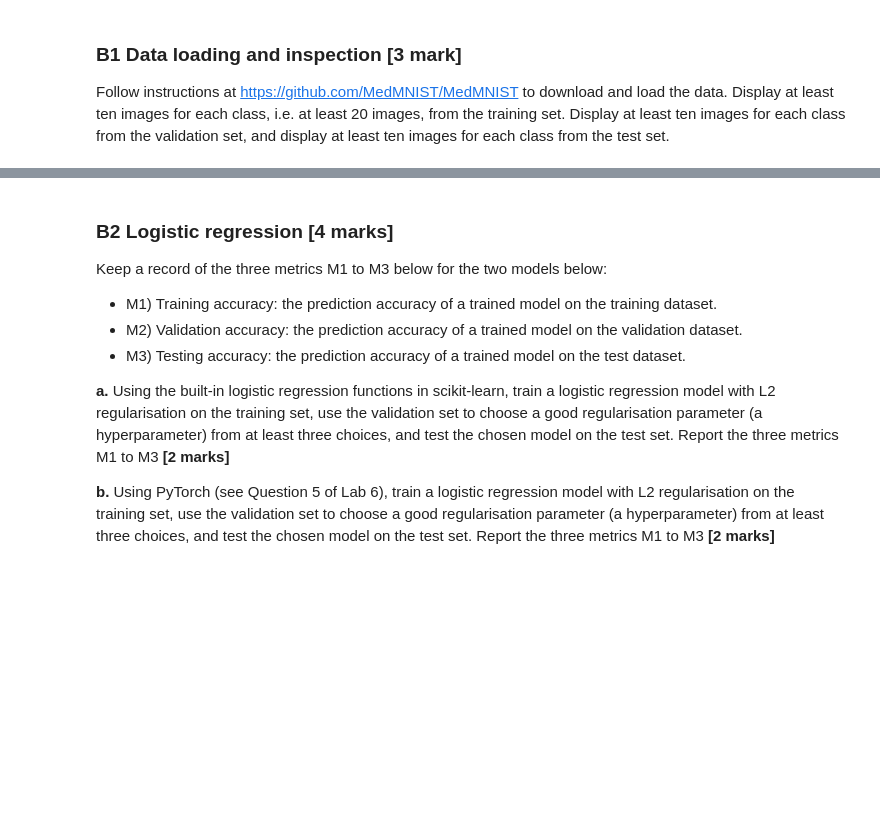
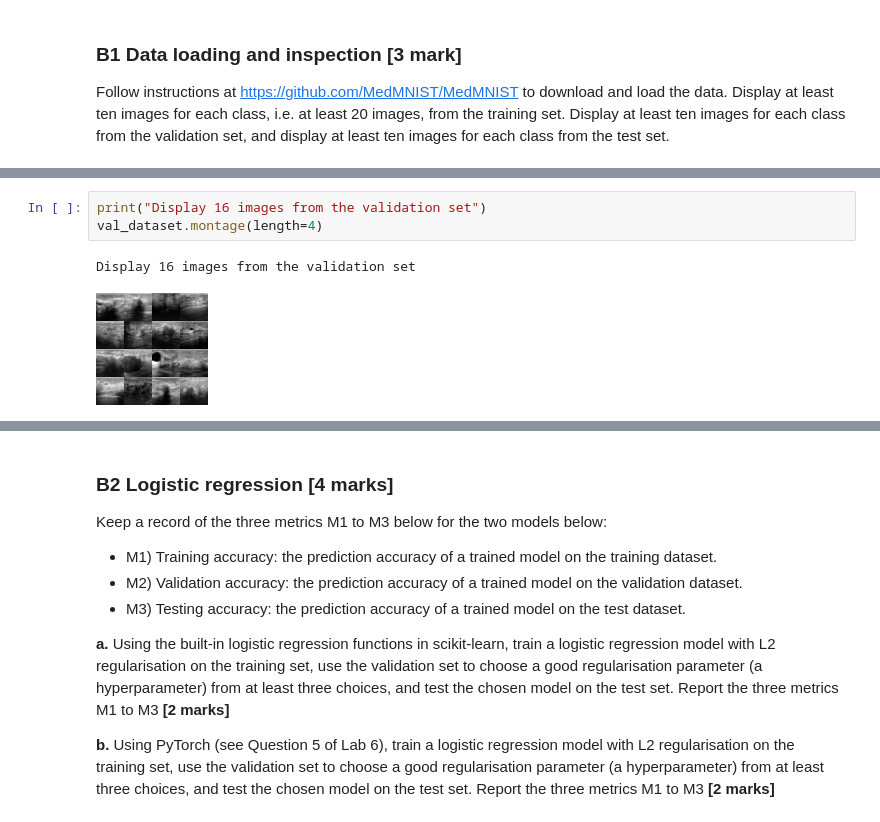
Before and after one commit to wwyqianqian/COMP6509, a Jupyter notebook: assignment/COM4509-6509_Assignment_Part2.ipynb, the cells around one changed output, grey strips where cells are left out. Drawn from its saved outputs; the diff is of its cells as text; blank space fills up the shorter version.

```diff
--- a/assignment/COM4509-6509_Assignment_Part2.ipynb
+++ b/assignment/COM4509-6509_Assignment_Part2.ipynb
@@ -51,0 +111,6 @@ Follow instructions at https://github.com/MedMNIST/MedMNIST to download and load
+# %%
+print("Display 16 images from the validation set")
+val_dataset.montage(length=4)
+# %% [output]
+Display 16 images from the validation set
+[figure, added]
```
Also changed, not shown: parts of 6 cells of this notebook.
